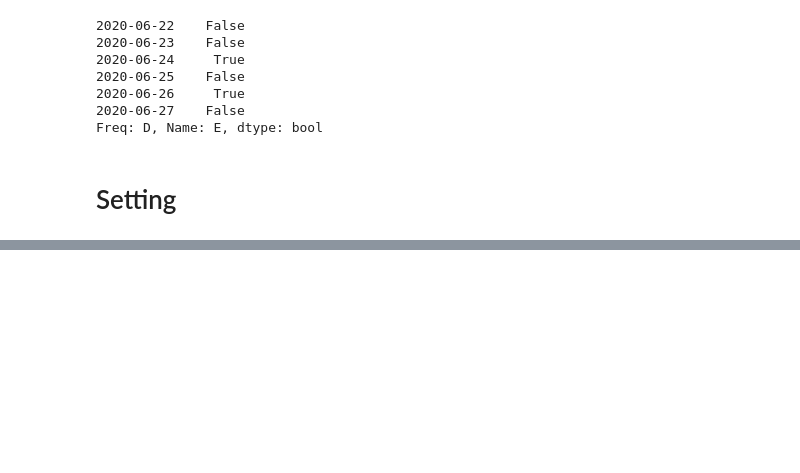
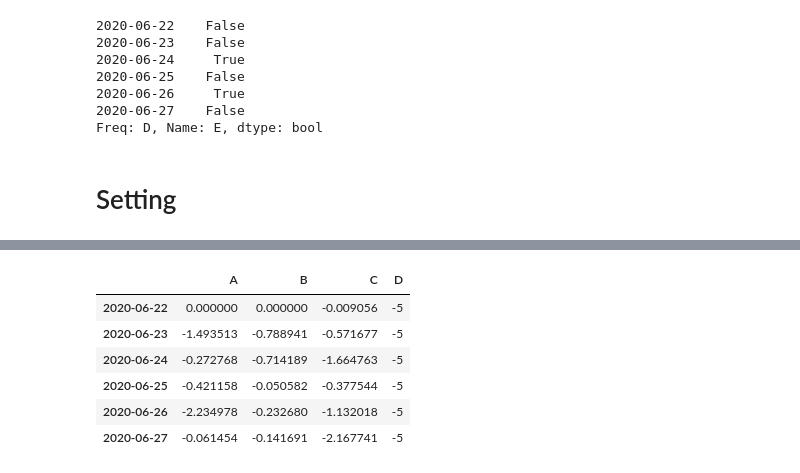
Before and after one commit to KIMS-Github/TIL_, a Jupyter notebook: pandas_10min_practice/pandas_practice_001.ipynb, the cells around one changed output, grey strips where cells are left out. Cells and saved outputs as stored; diff of their text form; code cells hidden in the pictures; blank space fills up the shorter version.

```diff
--- a/pandas_10min_practice/pandas_practice_001.ipynb
+++ b/pandas_10min_practice/pandas_practice_001.ipynb
@@ -280,0 +322,12 @@ Freq: D, Name: E, dtype: bool
+# %%
+df2 = df.copy()
+df2[df2>0]= -df2
+df2
+# %% [output]
+|  | A | B | C | D |
+| 2020-06-22 | 0.000000 | 0.000000 | -0.009056 | -5 |
+| 2020-06-23 | -1.493513 | -0.788941 | -0.571677 | -5 |
+| 2020-06-24 | -0.272768 | -0.714189 | -1.664763 | -5 |
+| 2020-06-25 | -0.421158 | -0.050582 | -0.377544 | -5 |
+| 2020-06-26 | -2.234978 | -0.232680 | -1.132018 | -5 |
+| 2020-06-27 | -0.061454 | -0.141691 | -2.167741 | -5 |
```
Also changed, not shown: parts of 32 cells of this notebook.
